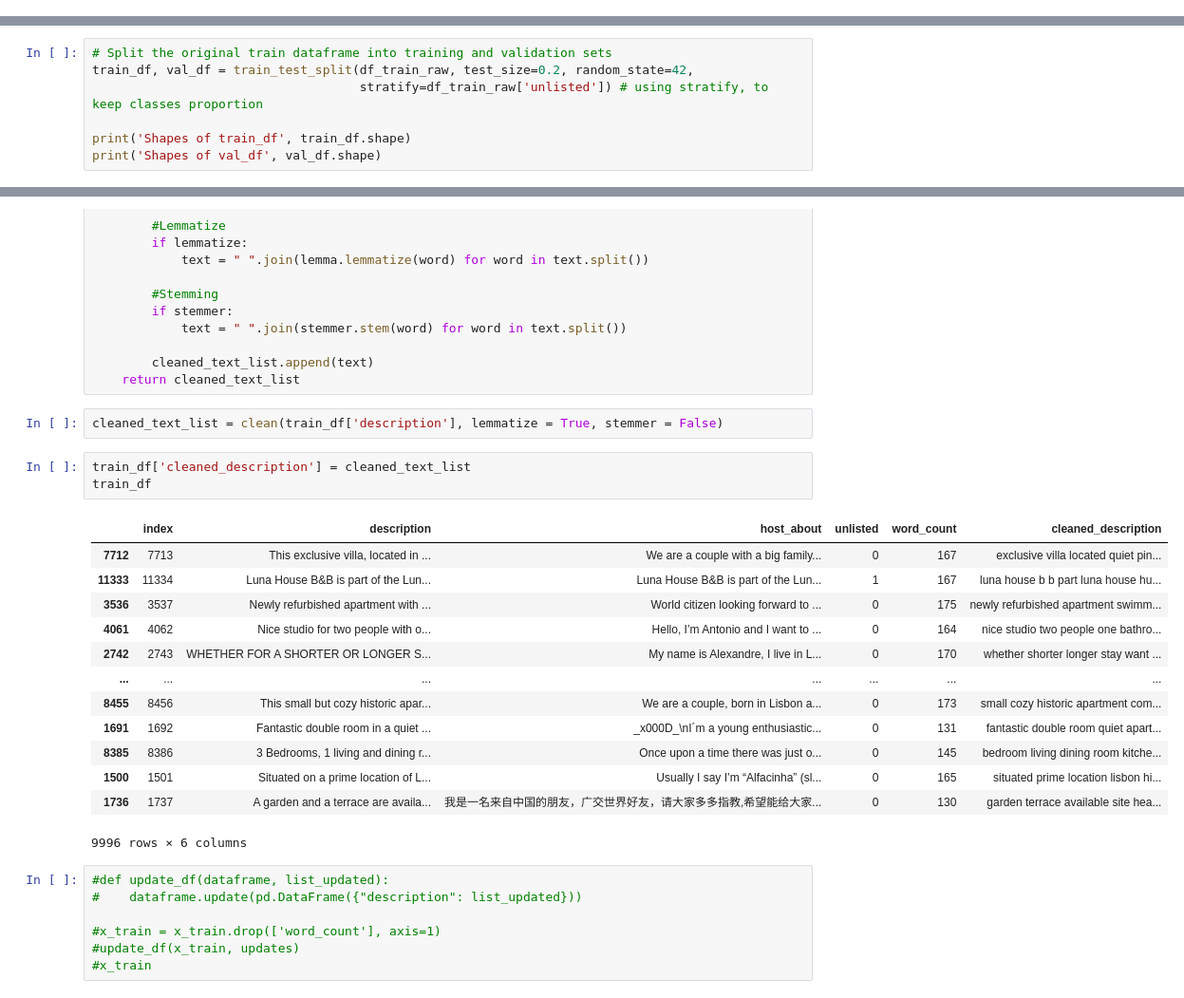
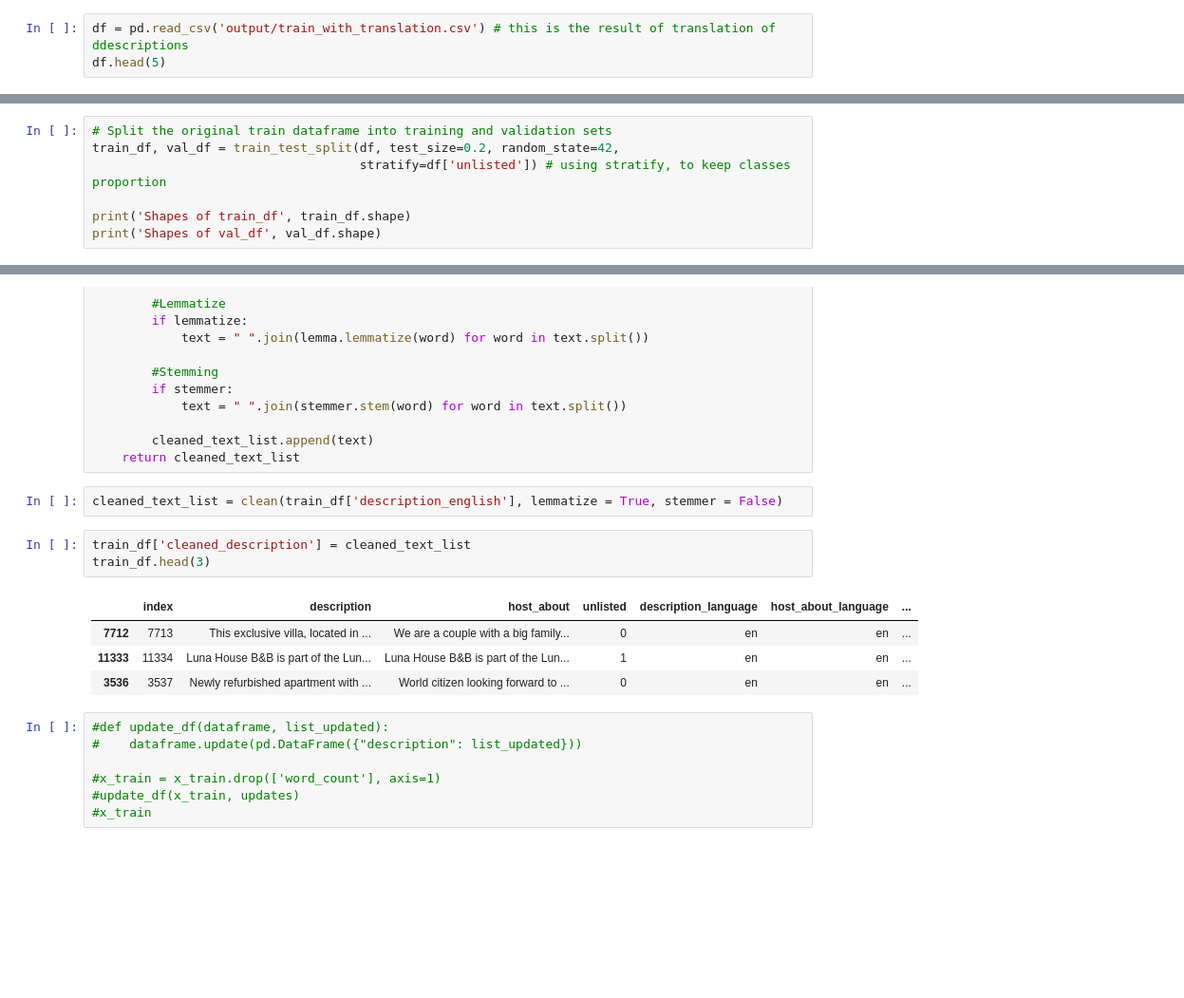
Before and after one commit to iryna-savchuk/TM_project, a Jupyter notebook: Analogue Lab 1 (Text cleaning, BoW, KNN, RF, XGBoost).ipynb, the cells around one changed output, grey strips where cells are left out. Shown at 95% size. Cells and saved outputs as stored; diff of their text form; blank space fills up the shorter version.

```diff
--- a/Analogue Lab 1 (Text cleaning, BoW, KNN, RF, XGBoost).ipynb
+++ b/Analogue Lab 1 (Text cleaning, BoW, KNN, RF, XGBoost).ipynb
@@ -94,3 +94,6 @@ max       8683.000000
 Name: host_about, dtype: float64
 # %% [markdown]
 # Preprocesssing
+# %%
+df = pd.read_csv('output/train_with_translation.csv') # this is the result of translation of ddescriptions
+df.head(5)
@@ -115,7 +109,7 @@ df_train_raw
 # %%
 # Split the original train dataframe into training and validation sets
-train_df, val_df = train_test_split(df_train_raw, test_size=0.2, random_state=42,
-                                    stratify=df_train_raw['unlisted']) # using stratify, to keep classes proportion
+train_df, val_df = train_test_split(df, test_size=0.2, random_state=42,
+                                    stratify=df['unlisted']) # using stratify, to keep classes proportion
 
 print('Shapes of train_df', train_df.shape)
 print('Shapes of val_df', val_df.shape)
@@ -230,24 +224,15 @@ def clean(text_list, lemmatize, stemmer):
         cleaned_text_list.append(text)
     return cleaned_text_list
 # %%
-cleaned_text_list = clean(train_df['description'], lemmatize = True, stemmer = False)
+cleaned_text_list = clean(train_df['description_english'], lemmatize = True, stemmer = False)
 # %%
 train_df['cleaned_description'] = cleaned_text_list
-train_df
+train_df.head(3)
 # %% [output]
-|  | index | description | host_about | unlisted | word_count | cleaned_description |
-| 7712 | 7713 | This exclusive villa, located in ... | We are a couple with a big family... | 0 | 167 | exclusive villa located quiet pin... |
-| 11333 | 11334 | Luna House B&B is part of the Lun... | Luna House B&B is part of the Lun... | 1 | 167 | luna house b b part luna house hu... |
-| 3536 | 3537 | Newly refurbished apartment with ... | World citizen looking forward to ... | 0 | 175 | newly refurbished apartment swimm... |
-| 4061 | 4062 | Nice studio for two people with o... | Hello, I’m Antonio and I want to ... | 0 | 164 | nice studio two people one bathro... |
-| 2742 | 2743 | WHETHER FOR A SHORTER OR LONGER S... | My name is Alexandre, I live in L... | 0 | 170 | whether shorter longer stay want ... |
-| ... | ... | ... | ... | ... | ... | ... |
-| 8455 | 8456 | This small but cozy historic apar... | We are a couple, born in Lisbon a... | 0 | 173 | small cozy historic apartment com... |
-| 1691 | 1692 | Fantastic double room in a quiet ... | _x000D_\nI´m a young enthusiastic... | 0 | 131 | fantastic double room quiet apart... |
-| 8385 | 8386 | 3 Bedrooms, 1 living and dining r... | Once upon a time there was just o... | 0 | 145 | bedroom living dining room kitche... |
-| 1500 | 1501 | Situated on a prime location of L... | Usually I say I’m “Alfacinha” (sl... | 0 | 165 | situated prime location lisbon hi... |
-| 1736 | 1737 | A garden and a terrace are availa... | 我是一名来自中国的朋友，广交世界好友，请大家多多指教,希望能给大家... | 0 | 130 | garden terrace available site hea... |
+|  | index | description | host_about | unlisted | description_language | host_about_language | ... |
+| 7712 | 7713 | This exclusive villa, located in ... | We are a couple with a big family... | 0 | en | en | ... |
+| 11333 | 11334 | Luna House B&B is part of the Lun... | Luna House B&B is part of the Lun... | 1 | en | en | ... |
+| 3536 | 3537 | Newly refurbished apartment with ... | World citizen looking forward to ... | 0 | en | en | ... |
-9996 rows × 6 columns
 # %%
 #def update_df(dataframe, list_updated):
 #    dataframe.update(pd.DataFrame({"description": list_updated}))
```
Also changed, not shown: parts of 24 cells of this notebook, 3 other files.
